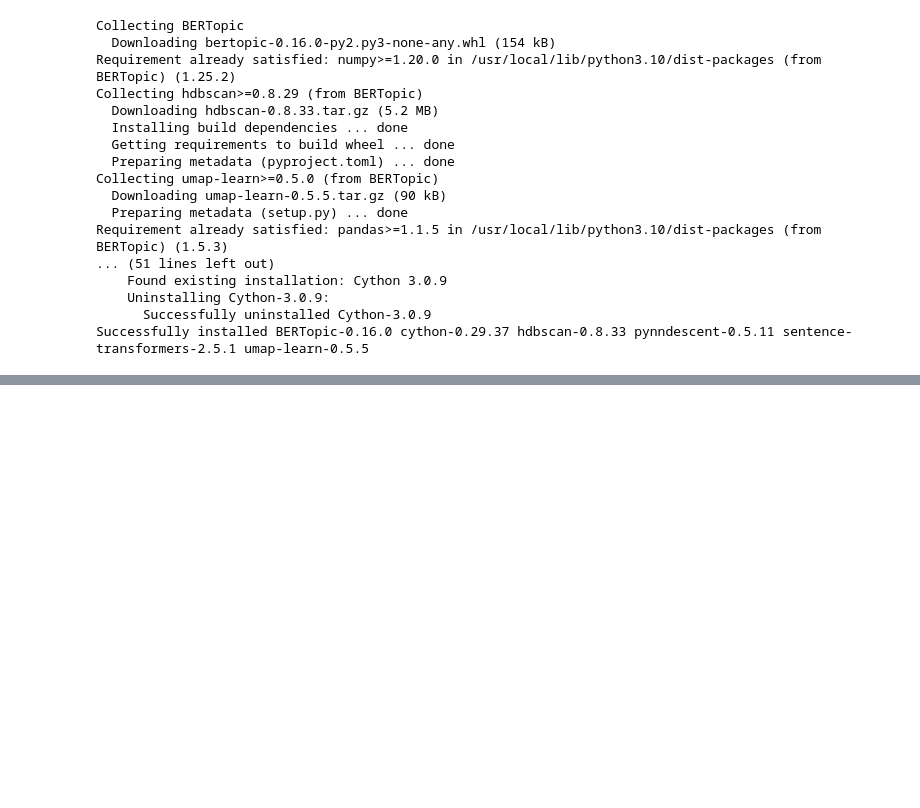
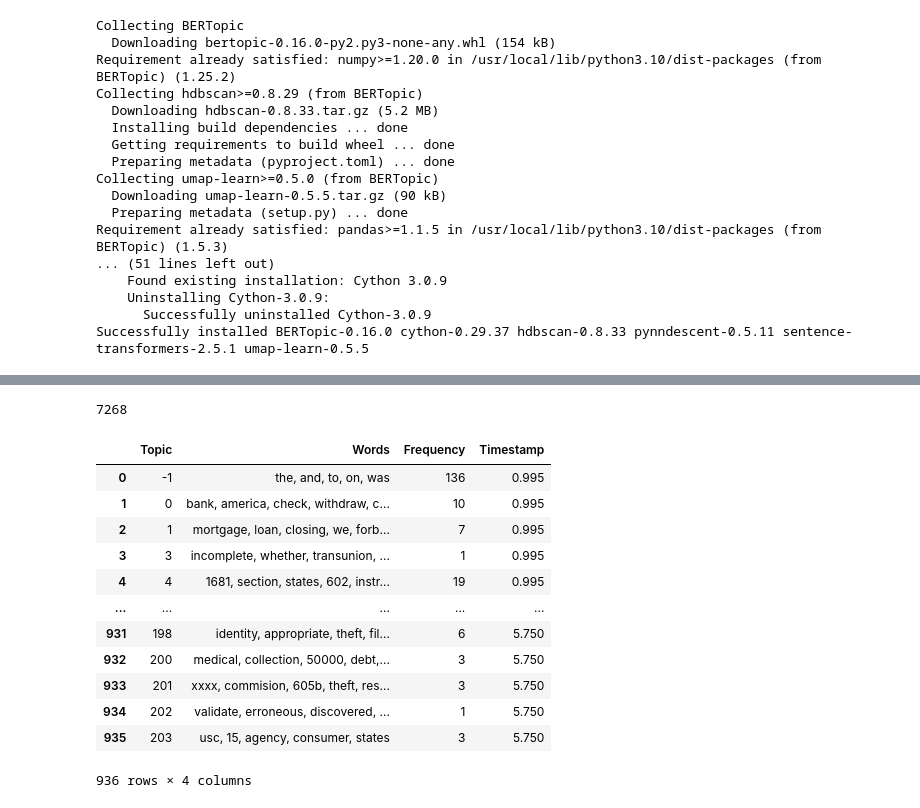
Before and after one commit to tara3165/NLP-, a Jupyter notebook: ComplaintAnalysis.ipynb, the cells around one changed output, grey strips where cells are left out. Saved outputs shown, nothing was run; the diff lists cells and outputs as text; code cells hidden in the pictures; blank space fills up the shorter version.

```diff
--- a/ComplaintAnalysis.ipynb
+++ b/ComplaintAnalysis.ipynb
@@ -44,7 +44,15 @@ domain_stopwords=[str(w).lower() for w in list(domain_stopwords)]
 # %%
 df_complaints['Year']=pd.to_datetime(df_complaints['Date received']) .dt.year
 df_complaints['Month']=pd.to_datetime(df_complaints['Date received']) .dt.month
+df_complaints['Day']=pd.to_datetime(df_complaints['Date received']) .dt.day
 # %%
 set(df_complaints['Year'])
 # %% [output]
 {2015, 2016, 2017, 2018, 2019, 2020, 2021, 2022, 2023, 2024}
+# %%
+from bertopic import BERTopic
+data=df_complaints[df_complaints['Year']==2023]
+data=data[data['Month'].isin([1])]
+data=data[data['Day'].isin([1,2,3,4,5,6])]
+topic_model = BERTopic(verbose=True)
+topics, probs = topic_model.fit_transform(data[Description_to_process])
@@ -68,11 +86,3 @@ Requirement already satisfied: pandas>=1.1.5 in /usr/local/lib/python3.10/dist-p
     Uninstalling Cython-3.0.9:
       Successfully uninstalled Cython-3.0.9
 Successfully installed BERTopic-0.16.0 cython-0.29.37 hdbscan-0.8.33 pynndescent-0.5.11 sentence-transformers-2.5.1 umap-learn-0.5.5
-# %%
-from bertopic import BERTopic
-data=df_complaints[df_complaints['Year']==2023]
-data=data[data['Month'].isin([1,2,3])]
-topic_model = BERTopic(verbose=True)
-topics, probs = topic_model.fit_transform(data[Description_to_process])
-
-topics_over_time = topic_model.topics_over_time(data[Description_to_process], data['Month'], nr_bins=20)
@@ -80,0 +89,22 @@ topics_over_time = topic_model.topics_over_time(data[Description_to_process], da
+# %%
+len(data)
+# %% [output]
+7268
+# %%
+topics_over_time = topic_model.topics_over_time(list(data[Description_to_process]), list(data['Day']), nr_bins=20)
+# %%
+topics_over_time
+# %% [output]
+|  | Topic | Words | Frequency | Timestamp |
+| 0 | -1 | the, and, to, on, was | 136 | 0.995 |
+| 1 | 0 | bank, america, check, withdraw, c... | 10 | 0.995 |
+| 2 | 1 | mortgage, loan, closing, we, forb... | 7 | 0.995 |
+| 3 | 3 | incomplete, whether, transunion, ... | 1 | 0.995 |
+| 4 | 4 | 1681, section, states, 602, instr... | 19 | 0.995 |
+| ... | ... | ... | ... | ... |
+| 931 | 198 | identity, appropriate, theft, fil... | 6 | 5.750 |
+| 932 | 200 | medical, collection, 50000, debt,... | 3 | 5.750 |
+| 933 | 201 | xxxx, commision, 605b, theft, res... | 3 | 5.750 |
+| 934 | 202 | validate, erroneous, discovered, ... | 1 | 5.750 |
+| 935 | 203 | usc, 15, agency, consumer, states | 3 | 5.750 |
+936 rows × 4 columns
```
Also changed, not shown: parts of 5 cells of this notebook.
